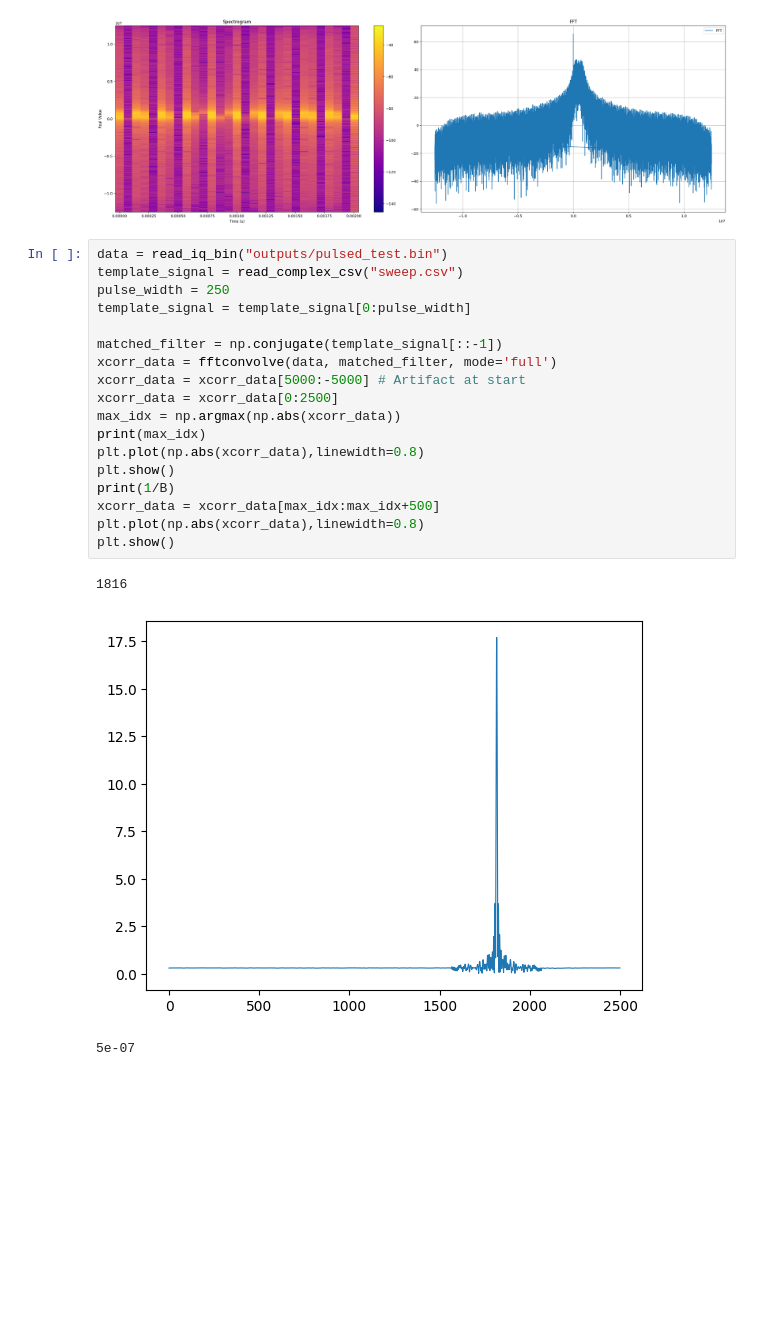
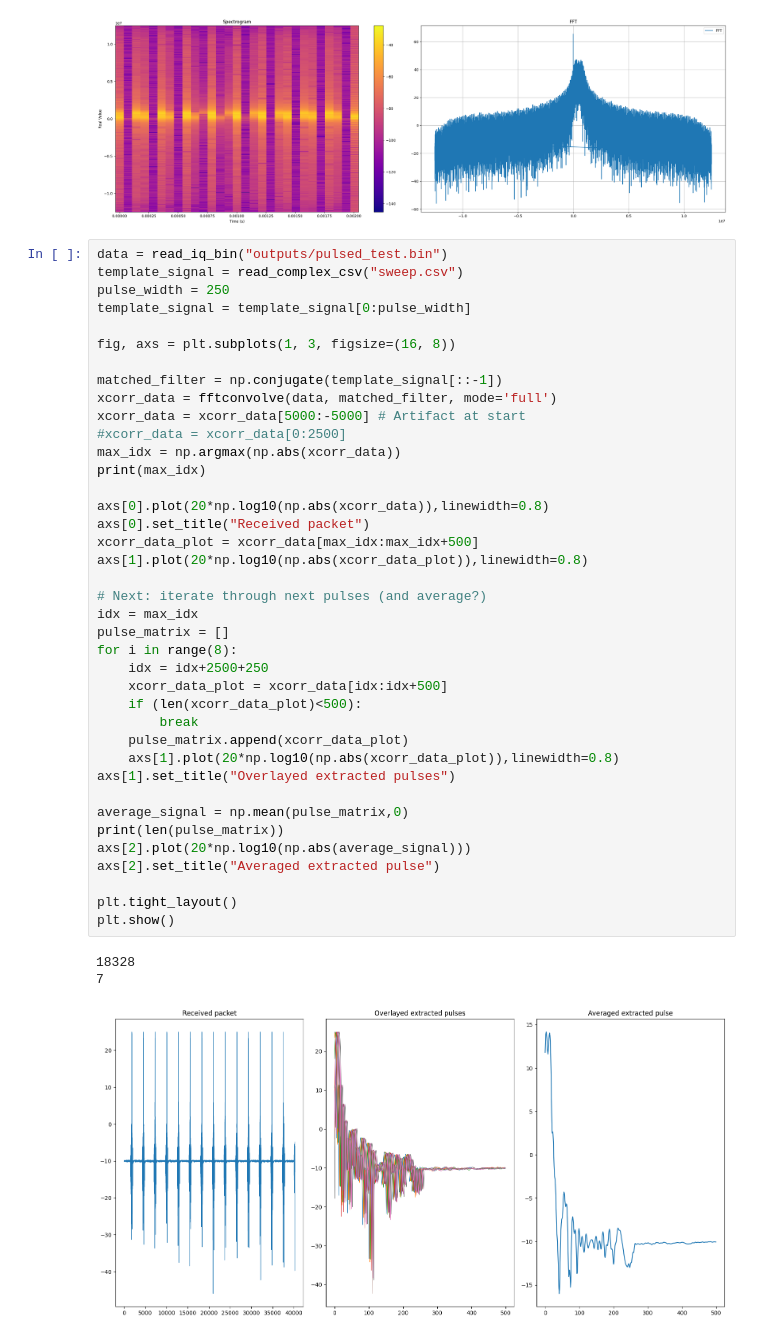
Before and after one commit to murrayinglis/sdr-config, a Jupyter notebook: plots.ipynb, the cells around one changed output. Drawn from its saved outputs; the diff is of its cells as text; blank space fills up the shorter version.

Commit message:
More python plots

```diff
--- a/plots.ipynb
+++ b/plots.ipynb
@@ -313,22 +334,43 @@ plt.show()
 # %%
 data = read_iq_bin("outputs/pulsed_test.bin")
 template_signal = read_complex_csv("sweep.csv")
 pulse_width = 250
 template_signal = template_signal[0:pulse_width]
 
+fig, axs = plt.subplots(1, 3, figsize=(16, 8))
+
 matched_filter = np.conjugate(template_signal[::-1])
 xcorr_data = fftconvolve(data, matched_filter, mode='full')
 xcorr_data = xcorr_data[5000:-5000] # Artifact at start
-xcorr_data = xcorr_data[0:2500]
+#xcorr_data = xcorr_data[0:2500]
 max_idx = np.argmax(np.abs(xcorr_data))
 print(max_idx)
-plt.plot(np.abs(xcorr_data),linewidth=0.8)
+
+axs[0].plot(20*np.log10(np.abs(xcorr_data)),linewidth=0.8)
+axs[0].set_title("Received packet")
+xcorr_data_plot = xcorr_data[max_idx:max_idx+500]
+axs[1].plot(20*np.log10(np.abs(xcorr_data_plot)),linewidth=0.8)
+
+# Next: iterate through next pulses (and average?)
+idx = max_idx
+pulse_matrix = []
+for i in range(8):
+    idx = idx+2500+250
+    xcorr_data_plot = xcorr_data[idx:idx+500]
+    if (len(xcorr_data_plot)<500):
+        break
+    pulse_matrix.append(xcorr_data_plot)
+    axs[1].plot(20*np.log10(np.abs(xcorr_data_plot)),linewidth=0.8)
+axs[1].set_title("Overlayed extracted pulses")
+
+average_signal = np.mean(pulse_matrix,0)
+print(len(pulse_matrix))
+axs[2].plot(20*np.log10(np.abs(average_signal)))
+axs[2].set_title("Averaged extracted pulse")
+
+plt.tight_layout()
 plt.show()
-print(1/B)
-xcorr_data = xcorr_data[max_idx:max_idx+500]
-plt.plot(np.abs(xcorr_data),linewidth=0.8)
-plt.show()
 # %% [output]
-1816
+18328
+7
-[figure, old version]
+[figure, new version]
-5e-07
```
Also changed, not shown: parts of 4 cells of this notebook, 11 other files.
